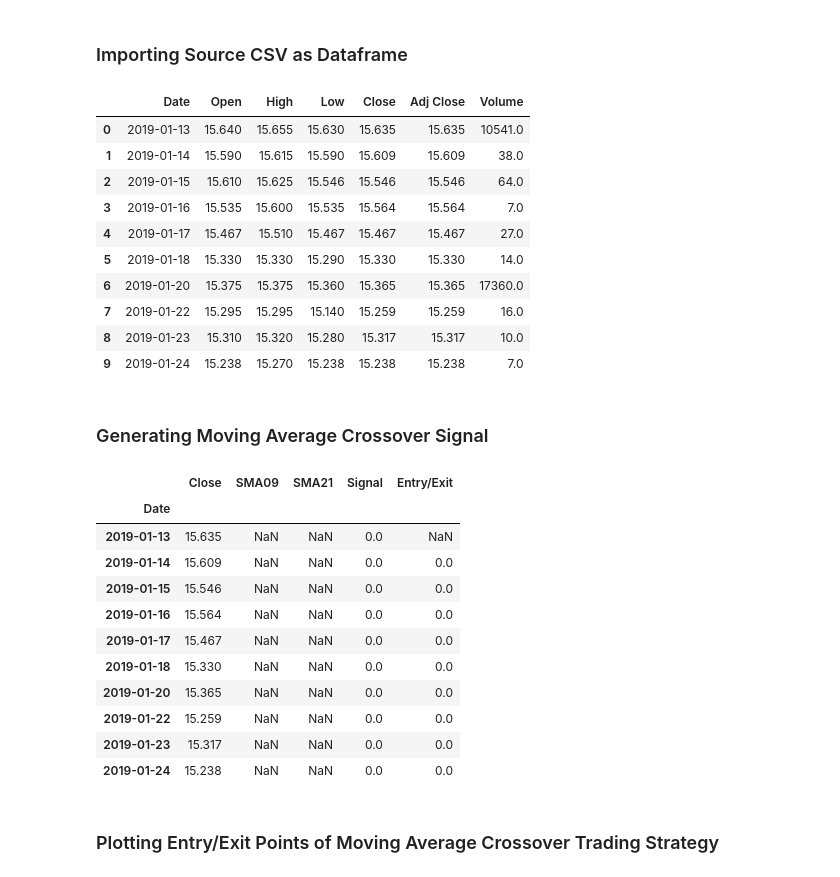
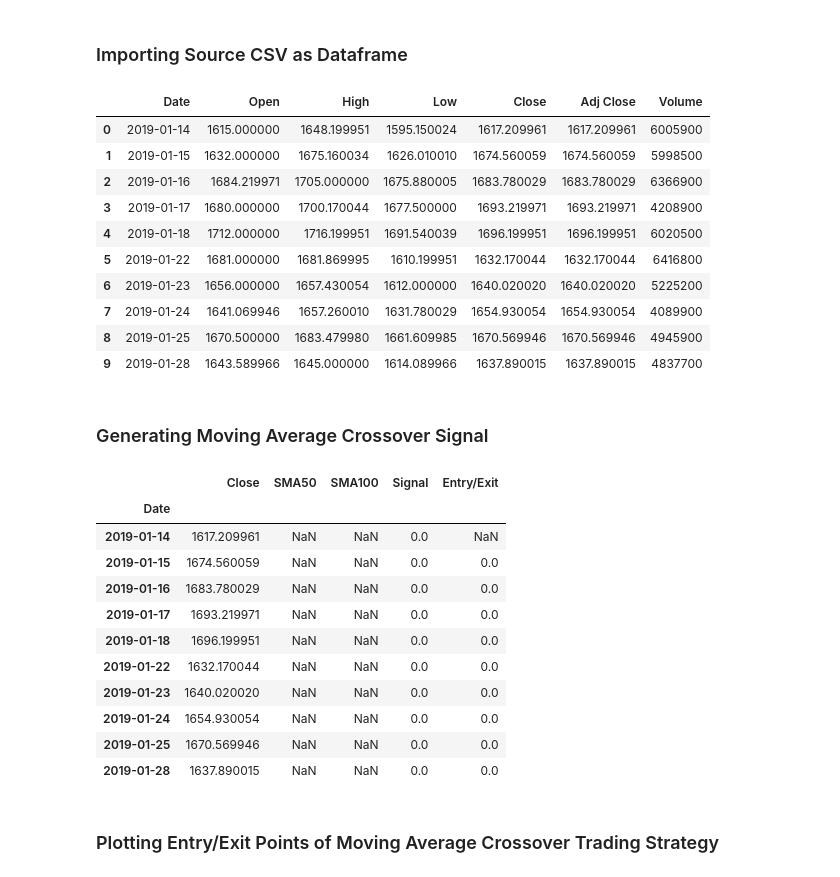
Before and after one commit to Syriacode/Project02_TalkAlgo, a Jupyter notebook: ken/AlgoMA_BTC_9-21.ipynb, the cells around one changed output. Saved outputs shown, nothing was run; the diff lists cells and outputs as text; code cells hidden in the pictures.

```diff
--- a/ken/AlgoMA_BTC_9-21.ipynb
+++ b/ken/AlgoMA_BTC_9-21.ipynb
@@ -33,27 +36,27 @@ share_size = 500
 # %%
 # Reading CSV
 # Set the file path
-filepath = Path("../Resources/SI=F.csv")
+filepath = Path("../Resources/AMZN.csv")
 
 # Read the CSV located at the file path into a Pandas DataFrame
 # Set the `Date` column as the index and auto-format the datetime string
 temp_df = pd.read_csv(filepath, parse_dates=True, infer_datetime_format=True)
 btc_df = temp_df.dropna()
 
 # Print the DataFrame
 btc_df.head(10)
 # %% [output]
 |  | Date | Open | High | Low | Close | Adj Close | Volume |
-| 0 | 2019-01-13 | 15.640 | 15.655 | 15.630 | 15.635 | 15.635 | 10541.0 |
-| 1 | 2019-01-14 | 15.590 | 15.615 | 15.590 | 15.609 | 15.609 | 38.0 |
-| 2 | 2019-01-15 | 15.610 | 15.625 | 15.546 | 15.546 | 15.546 | 64.0 |
-| 3 | 2019-01-16 | 15.535 | 15.600 | 15.535 | 15.564 | 15.564 | 7.0 |
-| 4 | 2019-01-17 | 15.467 | 15.510 | 15.467 | 15.467 | 15.467 | 27.0 |
-| 5 | 2019-01-18 | 15.330 | 15.330 | 15.290 | 15.330 | 15.330 | 14.0 |
-| 6 | 2019-01-20 | 15.375 | 15.375 | 15.360 | 15.365 | 15.365 | 17360.0 |
-| 7 | 2019-01-22 | 15.295 | 15.295 | 15.140 | 15.259 | 15.259 | 16.0 |
-| 8 | 2019-01-23 | 15.310 | 15.320 | 15.280 | 15.317 | 15.317 | 10.0 |
-| 9 | 2019-01-24 | 15.238 | 15.270 | 15.238 | 15.238 | 15.238 | 7.0 |
+| 0 | 2019-01-14 | 1615.000000 | 1648.199951 | 1595.150024 | 1617.209961 | 1617.209961 | 6005900 |
+| 1 | 2019-01-15 | 1632.000000 | 1675.160034 | 1626.010010 | 1674.560059 | 1674.560059 | 5998500 |
+| 2 | 2019-01-16 | 1684.219971 | 1705.000000 | 1675.880005 | 1683.780029 | 1683.780029 | 6366900 |
+| 3 | 2019-01-17 | 1680.000000 | 1700.170044 | 1677.500000 | 1693.219971 | 1693.219971 | 4208900 |
+| 4 | 2019-01-18 | 1712.000000 | 1716.199951 | 1691.540039 | 1696.199951 | 1696.199951 | 6020500 |
+| 5 | 2019-01-22 | 1681.000000 | 1681.869995 | 1610.199951 | 1632.170044 | 1632.170044 | 6416800 |
+| 6 | 2019-01-23 | 1656.000000 | 1657.430054 | 1612.000000 | 1640.020020 | 1640.020020 | 5225200 |
+| 7 | 2019-01-24 | 1641.069946 | 1657.260010 | 1631.780029 | 1654.930054 | 1654.930054 | 4089900 |
+| 8 | 2019-01-25 | 1670.500000 | 1683.479980 | 1661.609985 | 1670.569946 | 1670.569946 | 4945900 |
+| 9 | 2019-01-28 | 1643.589966 | 1645.000000 | 1614.089966 | 1637.890015 | 1637.890015 | 4837700 |
 # %% [markdown]
 ### Generating Moving Average Crossover Signal
 # %%
@@ -64,13 +67,13 @@ signals_df = btc_df.loc[:, ["Date", "Close"]].copy()
 signals_df = signals_df.set_index("Date", drop=True)
 
 # Generate the short and long moving averages (50 and 100 days, respectively)
-signals_df["SMA09"] = signals_df["Close"].rolling(window=short_window).mean()
-signals_df["SMA21"] = signals_df["Close"].rolling(window=long_window).mean()
+signals_df["SMA50"] = signals_df["Close"].rolling(window=short_window).mean()
+signals_df["SMA100"] = signals_df["Close"].rolling(window=long_window).mean()
 signals_df["Signal"] = 0.0
 
 
 signals_df["Signal"][short_window:] = np.where(
-    signals_df["SMA09"][short_window:] > signals_df["SMA21"][short_window:], 1.0, 0.0
+    signals_df["SMA50"][short_window:] > signals_df["SMA100"][short_window:], 1.0, 0.0
 )
 
 # Calculate the points in time at which a position should be taken, 1 or -1
@@ -78,18 +81,18 @@ signals_df["Entry/Exit"] = signals_df["Signal"].diff()
 
 signals_df.head(10)
 # %% [output]
-|  | Close | SMA09 | SMA21 | Signal | Entry/Exit |
+|  | Close | SMA50 | SMA100 | Signal | Entry/Exit |
 | Date |  |  |  |  |  |
-| 2019-01-13 | 15.635 | NaN | NaN | 0.0 | NaN |
-| 2019-01-14 | 15.609 | NaN | NaN | 0.0 | 0.0 |
-| 2019-01-15 | 15.546 | NaN | NaN | 0.0 | 0.0 |
-| 2019-01-16 | 15.564 | NaN | NaN | 0.0 | 0.0 |
-| 2019-01-17 | 15.467 | NaN | NaN | 0.0 | 0.0 |
-| 2019-01-18 | 15.330 | NaN | NaN | 0.0 | 0.0 |
-| 2019-01-20 | 15.365 | NaN | NaN | 0.0 | 0.0 |
-| 2019-01-22 | 15.259 | NaN | NaN | 0.0 | 0.0 |
-| 2019-01-23 | 15.317 | NaN | NaN | 0.0 | 0.0 |
-| 2019-01-24 | 15.238 | NaN | NaN | 0.0 | 0.0 |
+| 2019-01-14 | 1617.209961 | NaN | NaN | 0.0 | NaN |
+| 2019-01-15 | 1674.560059 | NaN | NaN | 0.0 | 0.0 |
+| 2019-01-16 | 1683.780029 | NaN | NaN | 0.0 | 0.0 |
+| 2019-01-17 | 1693.219971 | NaN | NaN | 0.0 | 0.0 |
+| 2019-01-18 | 1696.199951 | NaN | NaN | 0.0 | 0.0 |
+| 2019-01-22 | 1632.170044 | NaN | NaN | 0.0 | 0.0 |
+| 2019-01-23 | 1640.020020 | NaN | NaN | 0.0 | 0.0 |
+| 2019-01-24 | 1654.930054 | NaN | NaN | 0.0 | 0.0 |
+| 2019-01-25 | 1670.569946 | NaN | NaN | 0.0 | 0.0 |
+| 2019-01-28 | 1637.890015 | NaN | NaN | 0.0 | 0.0 |
 # %% [markdown]
  ### Plotting Entry/Exit Points of Moving Average Crossover Trading Strategy
 # %%
```
Also changed, not shown: parts of 7 cells of this notebook, 2 other files.
